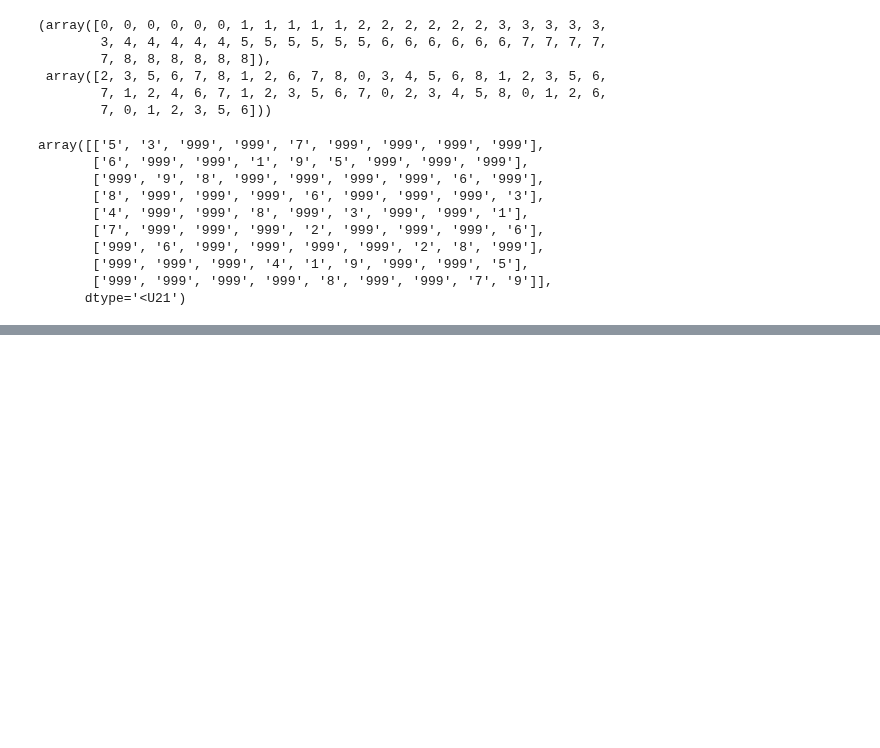
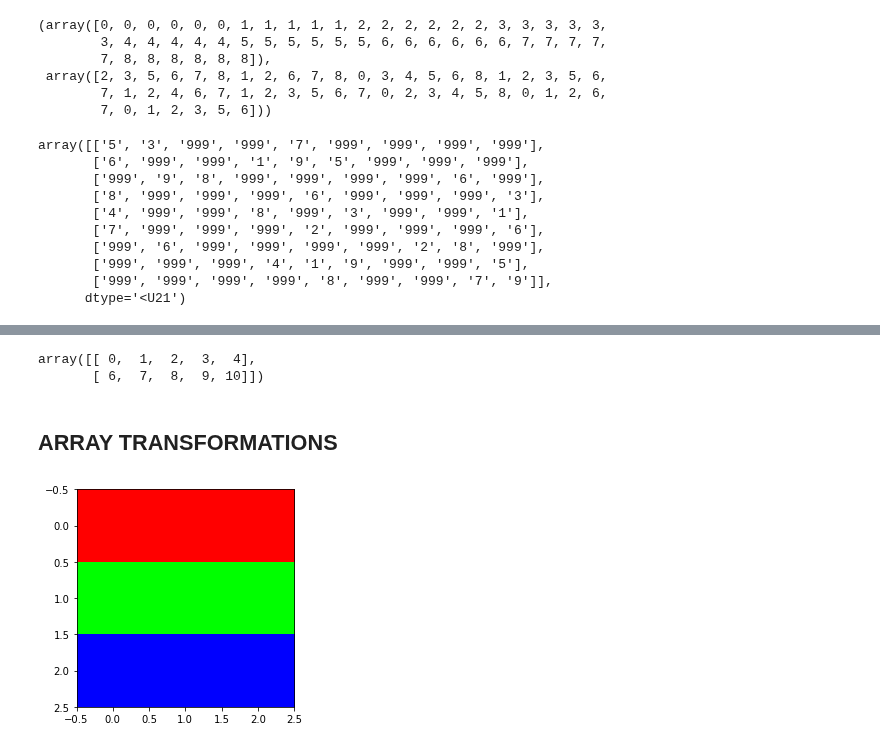
Before and after one commit to ecuerbo/pyprac, a Jupyter notebook: datacamp/intro to numpy.ipynb, the cells around one changed output, grey strips where cells are left out. Cells and saved outputs as stored; diff of their text form; code cells hidden in the pictures; blank space fills up the shorter version.

```diff
--- a/datacamp/intro to numpy.ipynb
+++ b/datacamp/intro to numpy.ipynb
@@ -148,0 +664,15 @@ print(trees_on_largest_tree_block)
+# %%
+array = np.arange(10).reshape((2,5))
+array + np.array([0,1]).reshape((2,1))
+# %% [output]
+array([[ 0,  1,  2,  3,  4],
+       [ 6,  7,  8,  9, 10]])
+# %% [markdown]
+## ARRAY TRANSFORMATIONS
+# %%
+rgb = np.array([[[255,0,0],[255,0,0],[255,0,0]],
+               [[0,255,0],[0,255,0],[0,255,0]],
+               [[0,0,255],[0,0,255],[0,0,255]]])
+plt.imshow(rgb);
+# %% [output]
+[figure, added]
```
Also changed, not shown: parts of 91 cells of this notebook.
